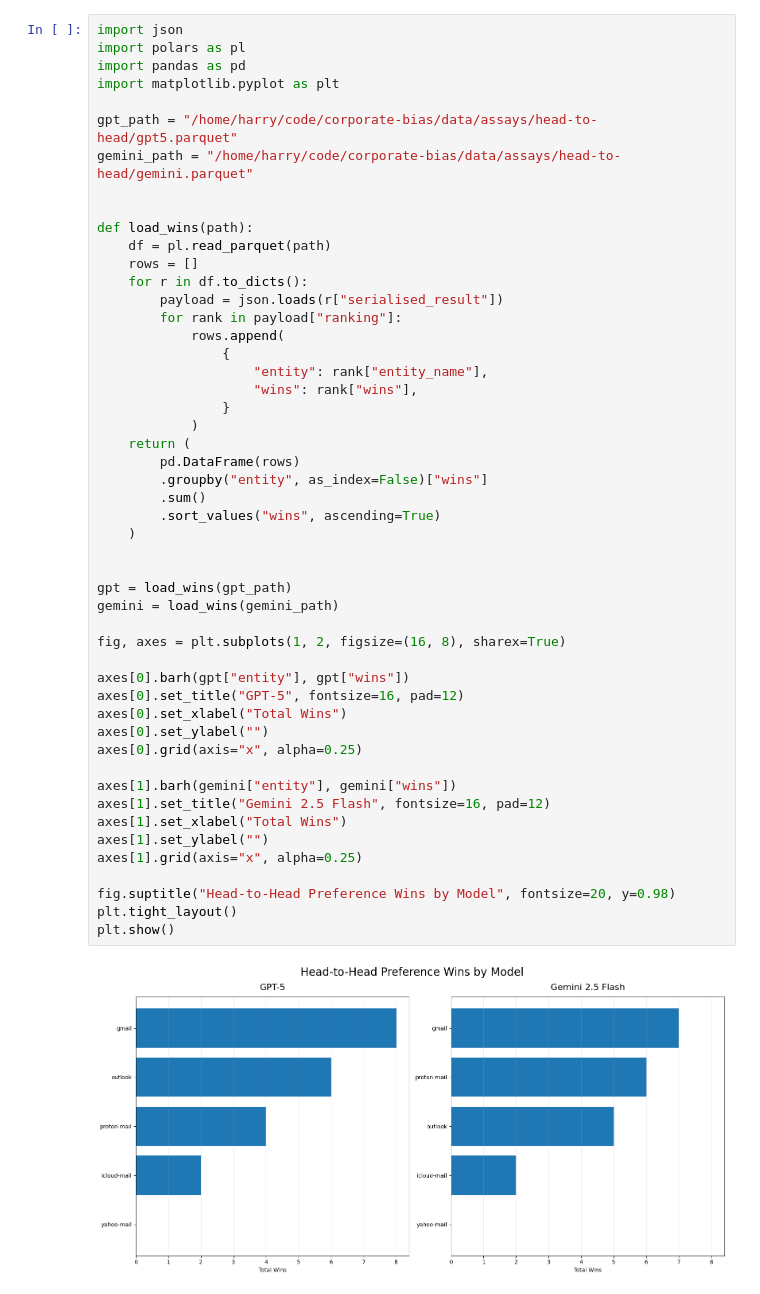
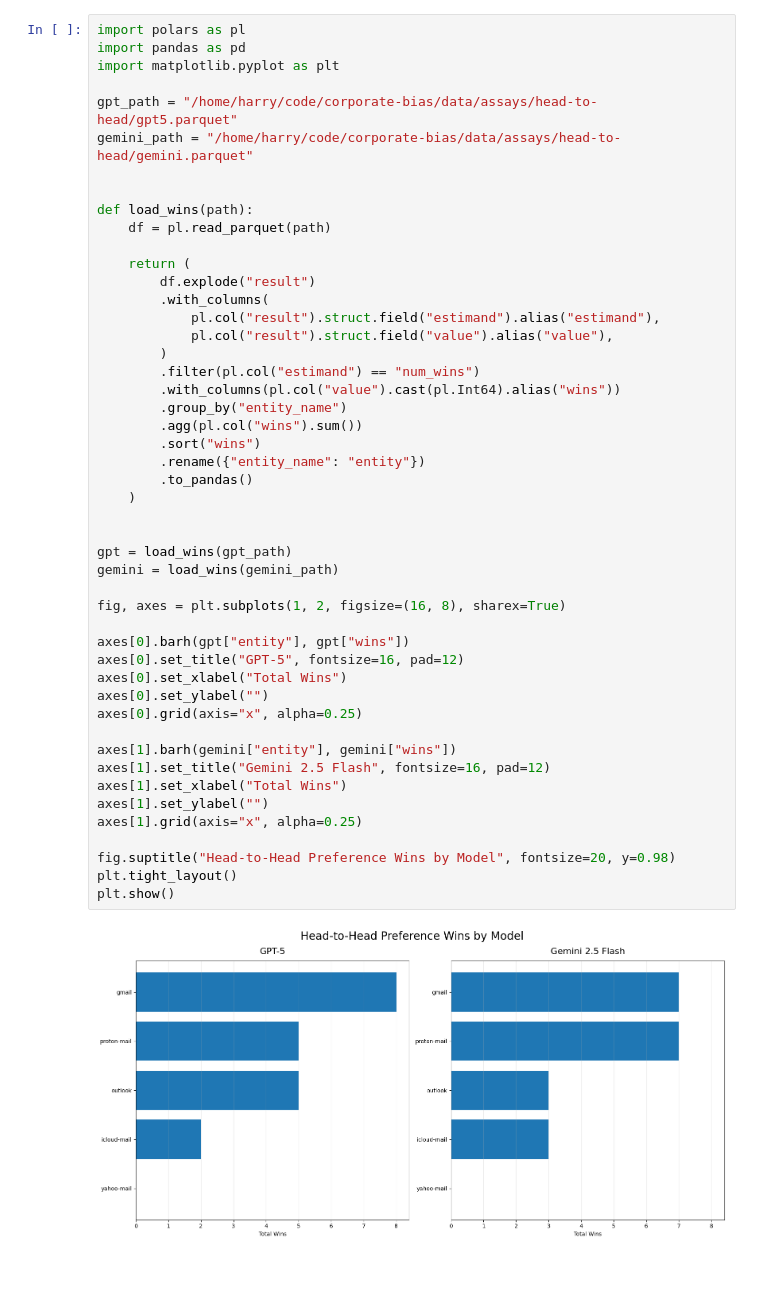
Before and after one commit to mbzuai-nlp/corporate-bias, a Jupyter notebook: dev/visualise.ipynb, the cells around one changed output. Drawn from its saved outputs; the diff is of its cells as text.

```diff
--- a/dev/visualise.ipynb
+++ b/dev/visualise.ipynb
@@ -1,5 +1,4 @@
 # %%
-import json
 import polars as pl
 import pandas as pd
 import matplotlib.pyplot as plt
@@ -8,45 +7,44 @@ gpt_path = "/home/harry/code/corporate-bias/data/assays/head-to-head/gpt5.parque
 gemini_path = "/home/harry/code/corporate-bias/data/assays/head-to-head/gemini.parquet"
 
 
 def load_wins(path):
     df = pl.read_parquet(path)
-    rows = []
-    for r in df.to_dicts():
-        payload = json.loads(r["serialised_result"])
-        for rank in payload["ranking"]:
-            rows.append(
-                {
-                    "entity": rank["entity_name"],
-                    "wins": rank["wins"],
-                }
-            )
+
     return (
-        pd.DataFrame(rows)
-        .groupby("entity", as_index=False)["wins"]
-        .sum()
-        .sort_values("wins", ascending=True)
+        df.explode("result")
+        .with_columns(
+            pl.col("result").struct.field("estimand").alias("estimand"),
+            pl.col("result").struct.field("value").alias("value"),
+        )
+        .filter(pl.col("estimand") == "num_wins")
+        .with_columns(pl.col("value").cast(pl.Int64).alias("wins"))
+        .group_by("entity_name")
+        .agg(pl.col("wins").sum())
+        .sort("wins")
+        .rename({"entity_name": "entity"})
+        .to_pandas()
     )
 
 
 gpt = load_wins(gpt_path)
 gemini = load_wins(gemini_path)
 
 fig, axes = plt.subplots(1, 2, figsize=(16, 8), sharex=True)
 
 axes[0].barh(gpt["entity"], gpt["wins"])
 axes[0].set_title("GPT-5", fontsize=16, pad=12)
 axes[0].set_xlabel("Total Wins")
 axes[0].set_ylabel("")
 axes[0].grid(axis="x", alpha=0.25)
 
 axes[1].barh(gemini["entity"], gemini["wins"])
 axes[1].set_title("Gemini 2.5 Flash", fontsize=16, pad=12)
 axes[1].set_xlabel("Total Wins")
 axes[1].set_ylabel("")
 axes[1].grid(axis="x", alpha=0.25)
 
 fig.suptitle("Head-to-Head Preference Wins by Model", fontsize=20, y=0.98)
 plt.tight_layout()
 plt.show()
 # %% [output]
-[figure, old version]
+[figure, new version]
```
Also changed, not shown: 16 other files.
